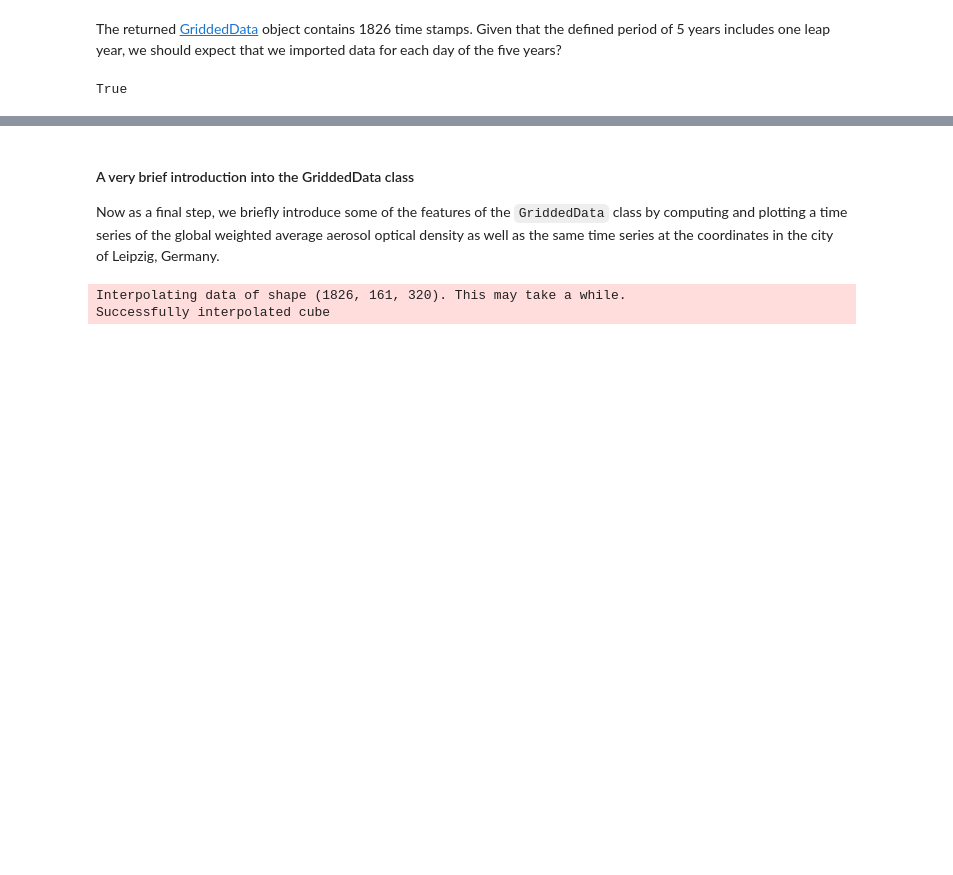
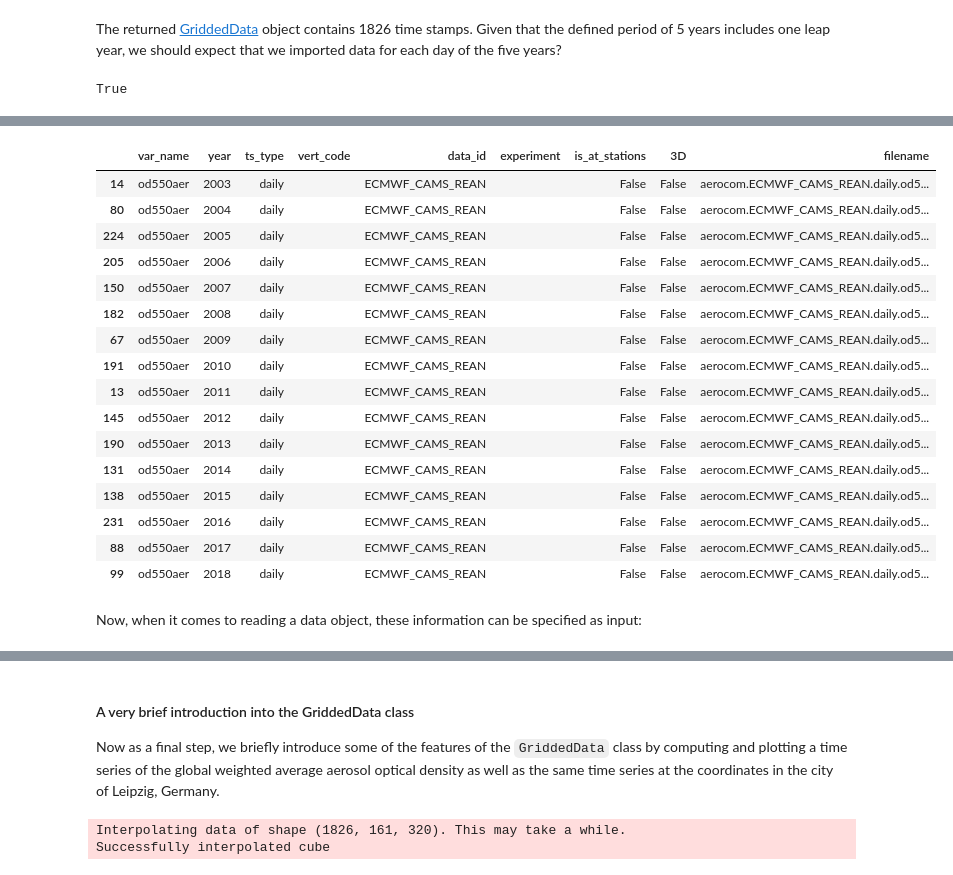
Before and after one commit to metno/pyaerocom-tutorials, a Jupyter notebook: notebooks/tut02_intro_class_ReadGridded.ipynb, the cells around one changed output, grey strips where cells are left out. Cells and saved outputs as stored; diff of their text form; code cells hidden in the pictures; blank space fills up the shorter version.

```diff
--- a/notebooks/tut02_intro_class_ReadGridded.ipynb
+++ b/notebooks/tut02_intro_class_ReadGridded.ipynb
@@ -133,0 +181,22 @@ True
+# %%
+reader.filter_files(var_name='od550aer', ts_type='daily')
+# %% [output]
+|  | var_name | year | ts_type | vert_code | data_id | experiment | is_at_stations | 3D | filename |
+| 14 | od550aer | 2003 | daily |  | ECMWF_CAMS_REAN |  | False | False | aerocom.ECMWF_CAMS_REAN.daily.od5... |
+| 80 | od550aer | 2004 | daily |  | ECMWF_CAMS_REAN |  | False | False | aerocom.ECMWF_CAMS_REAN.daily.od5... |
+| 224 | od550aer | 2005 | daily |  | ECMWF_CAMS_REAN |  | False | False | aerocom.ECMWF_CAMS_REAN.daily.od5... |
+| 205 | od550aer | 2006 | daily |  | ECMWF_CAMS_REAN |  | False | False | aerocom.ECMWF_CAMS_REAN.daily.od5... |
+| 150 | od550aer | 2007 | daily |  | ECMWF_CAMS_REAN |  | False | False | aerocom.ECMWF_CAMS_REAN.daily.od5... |
+| 182 | od550aer | 2008 | daily |  | ECMWF_CAMS_REAN |  | False | False | aerocom.ECMWF_CAMS_REAN.daily.od5... |
+| 67 | od550aer | 2009 | daily |  | ECMWF_CAMS_REAN |  | False | False | aerocom.ECMWF_CAMS_REAN.daily.od5... |
+| 191 | od550aer | 2010 | daily |  | ECMWF_CAMS_REAN |  | False | False | aerocom.ECMWF_CAMS_REAN.daily.od5... |
+| 13 | od550aer | 2011 | daily |  | ECMWF_CAMS_REAN |  | False | False | aerocom.ECMWF_CAMS_REAN.daily.od5... |
+| 145 | od550aer | 2012 | daily |  | ECMWF_CAMS_REAN |  | False | False | aerocom.ECMWF_CAMS_REAN.daily.od5... |
+| 190 | od550aer | 2013 | daily |  | ECMWF_CAMS_REAN |  | False | False | aerocom.ECMWF_CAMS_REAN.daily.od5... |
+| 131 | od550aer | 2014 | daily |  | ECMWF_CAMS_REAN |  | False | False | aerocom.ECMWF_CAMS_REAN.daily.od5... |
+| 138 | od550aer | 2015 | daily |  | ECMWF_CAMS_REAN |  | False | False | aerocom.ECMWF_CAMS_REAN.daily.od5... |
+| 231 | od550aer | 2016 | daily |  | ECMWF_CAMS_REAN |  | False | False | aerocom.ECMWF_CAMS_REAN.daily.od5... |
+| 88 | od550aer | 2017 | daily |  | ECMWF_CAMS_REAN |  | False | False | aerocom.ECMWF_CAMS_REAN.daily.od5... |
+| 99 | od550aer | 2018 | daily |  | ECMWF_CAMS_REAN |  | False | False | aerocom.ECMWF_CAMS_REAN.daily.od5... |
+# %% [markdown]
+Now, when it comes to reading a data object, these information can be specified as input:
```
Also changed, not shown: parts of 17 cells of this notebook, 12 other files.
